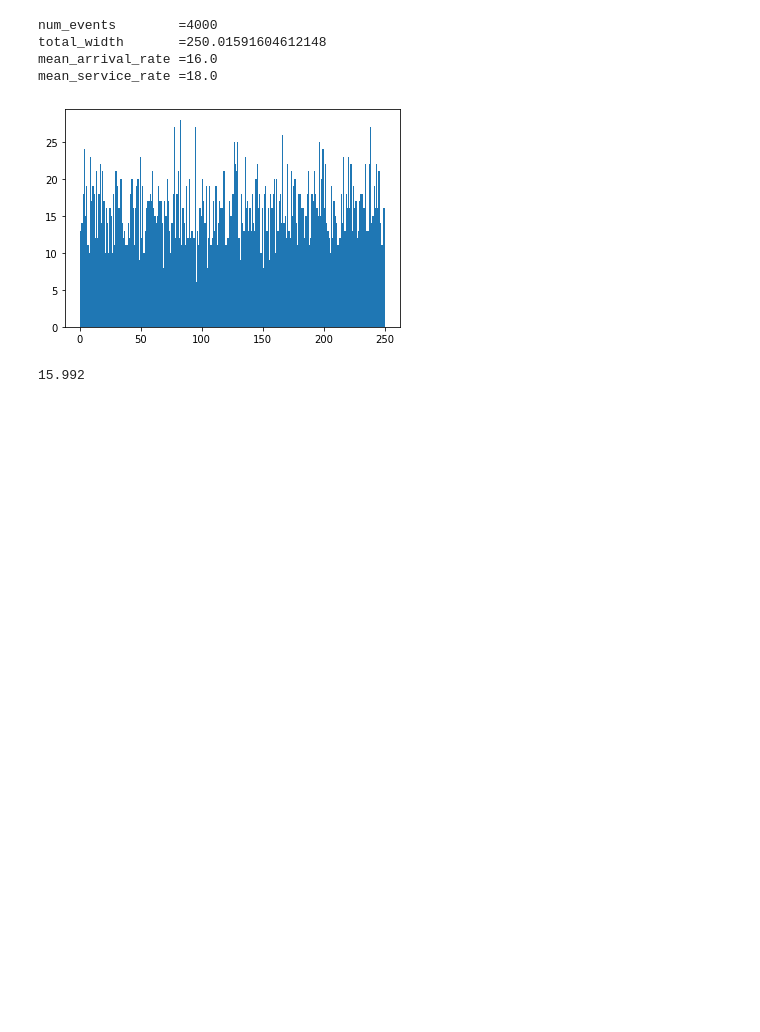
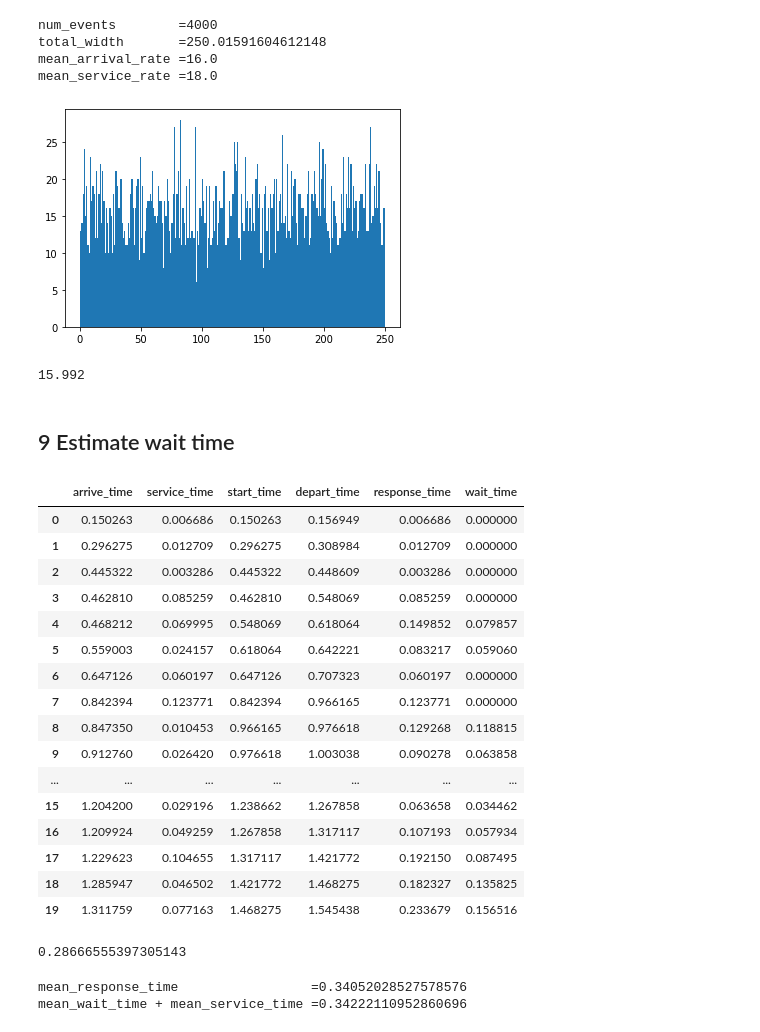
Before and after one commit to williewheeler/stats-demos, a Jupyter notebook: queueing/littles-law-sim.ipynb, the cells around one changed output. Cells and saved outputs as stored; diff of their text form; code cells hidden in the pictures; blank space fills up the shorter version.

```diff
--- a/queueing/littles-law-sim.ipynb
+++ b/queueing/littles-law-sim.ipynb
@@ -284,3 +309,39 @@ mean_throughput = np.mean(completion_counts)
 mean_throughput
 # %% [output]
 15.992
+# %% [markdown]
+## 9 Estimate wait time
+# %%
+jobs_df["wait_time"] = jobs_df["start_time"] - jobs_df["arrive_time"]
+# %%
+jobs_df.head(20)
+# %% [output]
+|  | arrive_time | service_time | start_time | depart_time | response_time | wait_time |
+| 0 | 0.150263 | 0.006686 | 0.150263 | 0.156949 | 0.006686 | 0.000000 |
+| 1 | 0.296275 | 0.012709 | 0.296275 | 0.308984 | 0.012709 | 0.000000 |
+| 2 | 0.445322 | 0.003286 | 0.445322 | 0.448609 | 0.003286 | 0.000000 |
+| 3 | 0.462810 | 0.085259 | 0.462810 | 0.548069 | 0.085259 | 0.000000 |
+| 4 | 0.468212 | 0.069995 | 0.548069 | 0.618064 | 0.149852 | 0.079857 |
+| 5 | 0.559003 | 0.024157 | 0.618064 | 0.642221 | 0.083217 | 0.059060 |
+| 6 | 0.647126 | 0.060197 | 0.647126 | 0.707323 | 0.060197 | 0.000000 |
+| 7 | 0.842394 | 0.123771 | 0.842394 | 0.966165 | 0.123771 | 0.000000 |
+| 8 | 0.847350 | 0.010453 | 0.966165 | 0.976618 | 0.129268 | 0.118815 |
+| 9 | 0.912760 | 0.026420 | 0.976618 | 1.003038 | 0.090278 | 0.063858 |
+| ... | ... | ... | ... | ... | ... | ... |
+| 15 | 1.204200 | 0.029196 | 1.238662 | 1.267858 | 0.063658 | 0.034462 |
+| 16 | 1.209924 | 0.049259 | 1.267858 | 1.317117 | 0.107193 | 0.057934 |
+| 17 | 1.229623 | 0.104655 | 1.317117 | 1.421772 | 0.192150 | 0.087495 |
+| 18 | 1.285947 | 0.046502 | 1.421772 | 1.468275 | 0.182327 | 0.135825 |
+| 19 | 1.311759 | 0.077163 | 1.468275 | 1.545438 | 0.233679 | 0.156516 |
+# %%
+mean_wait_time = np.mean(jobs_df["wait_time"])
+mean_wait_time
+# %% [output]
+0.28666555397305143
+# %%
+# Note: E[response_time] = E[wait_time] + E[service_time]
+print(f"mean_response_time                 ={mean_response_time}")
+print(f"mean_wait_time + mean_service_time ={mean_wait_time + mean_service_time}")
+# %% [output]
+mean_response_time                 =0.34052028527578576
+mean_wait_time + mean_service_time =0.34222110952860696
```
Also changed, not shown: parts of 3 cells of this notebook.
